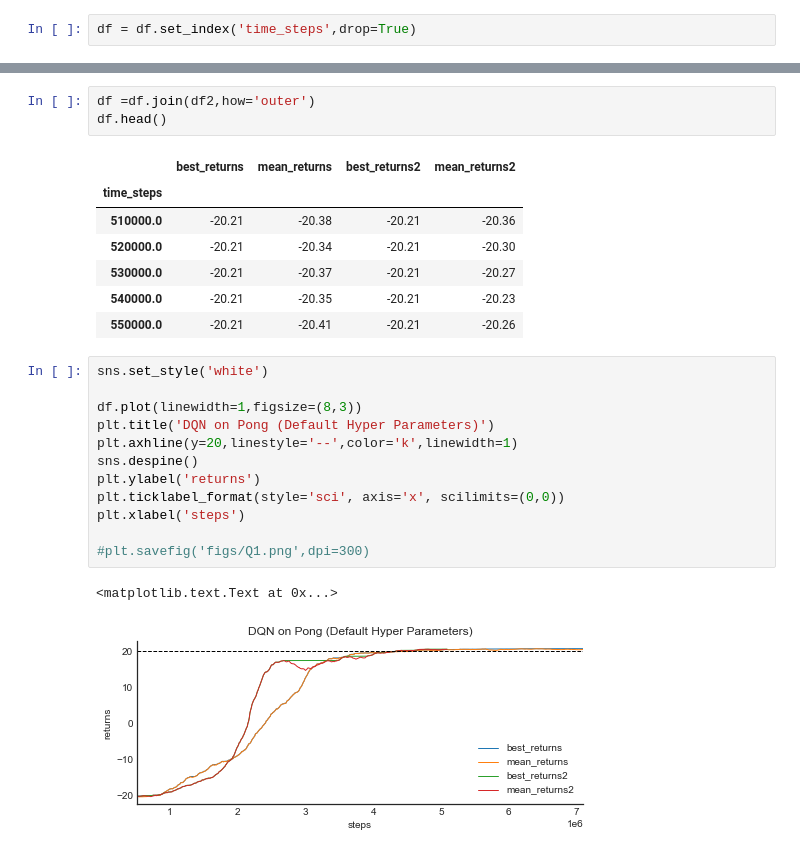
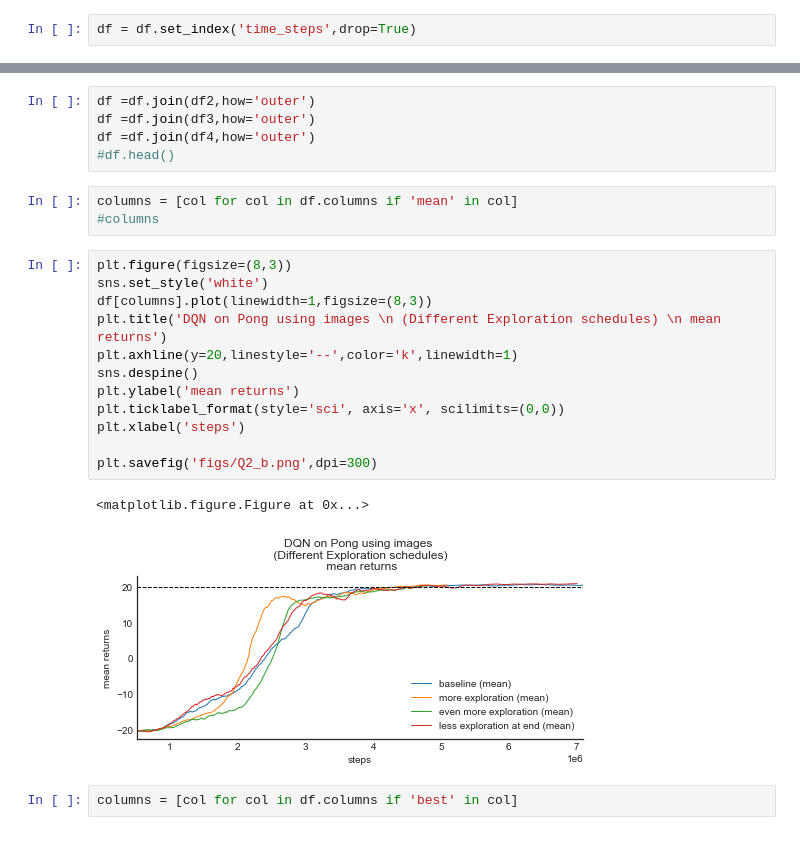
Before and after one commit to crgagne/class_deepRL, a Jupyter notebook: hw3_gagne/HW3_gagne.ipynb, the cells around one changed output, grey strips where cells are left out. Cells and saved outputs as stored; diff of their text form.

```diff
--- a/hw3_gagne/HW3_gagne.ipynb
+++ b/hw3_gagne/HW3_gagne.ipynb
@@ -138,26 +116,25 @@ plt.plot(time_steps2,explorations2)
 # %%
 df =df.join(df2,how='outer')
-df.head()
+df =df.join(df3,how='outer')
+df =df.join(df4,how='outer')
+#df.head()
-# %% [output]
-|  | best_returns | mean_returns | best_returns2 | mean_returns2 |
-| time_steps |  |  |  |  |
-| 510000.0 | -20.21 | -20.38 | -20.21 | -20.36 |
-| 520000.0 | -20.21 | -20.34 | -20.21 | -20.30 |
-| 530000.0 | -20.21 | -20.37 | -20.21 | -20.27 |
-| 540000.0 | -20.21 | -20.35 | -20.21 | -20.23 |
-| 550000.0 | -20.21 | -20.41 | -20.21 | -20.26 |
+# %%
+columns = [col for col in df.columns if 'mean' in col]
+#columns
 # %%
+plt.figure(figsize=(8,3))
 sns.set_style('white')
-
-df.plot(linewidth=1,figsize=(8,3))
-plt.title('DQN on Pong (Default Hyper Parameters)')
+df[columns].plot(linewidth=1,figsize=(8,3))
+plt.title('DQN on Pong using images \n (Different Exploration schedules) \n mean returns')
 plt.axhline(y=20,linestyle='--',color='k',linewidth=1)
 sns.despine()
-plt.ylabel('returns')
+plt.ylabel('mean returns')
 plt.ticklabel_format(style='sci', axis='x', scilimits=(0,0))
 plt.xlabel('steps')
 
-#plt.savefig('figs/Q1.png',dpi=300)
+plt.savefig('figs/Q2_b.png',dpi=300)
 # %% [output]
-<matplotlib.text.Text at 0x...>
+<matplotlib.figure.Figure at 0x...>
-[figure, old version]
+[figure, new version]
+# %%
+columns = [col for col in df.columns if 'best' in col]
```
Also changed, not shown: parts of 19 cells of this notebook, 5 other files.
